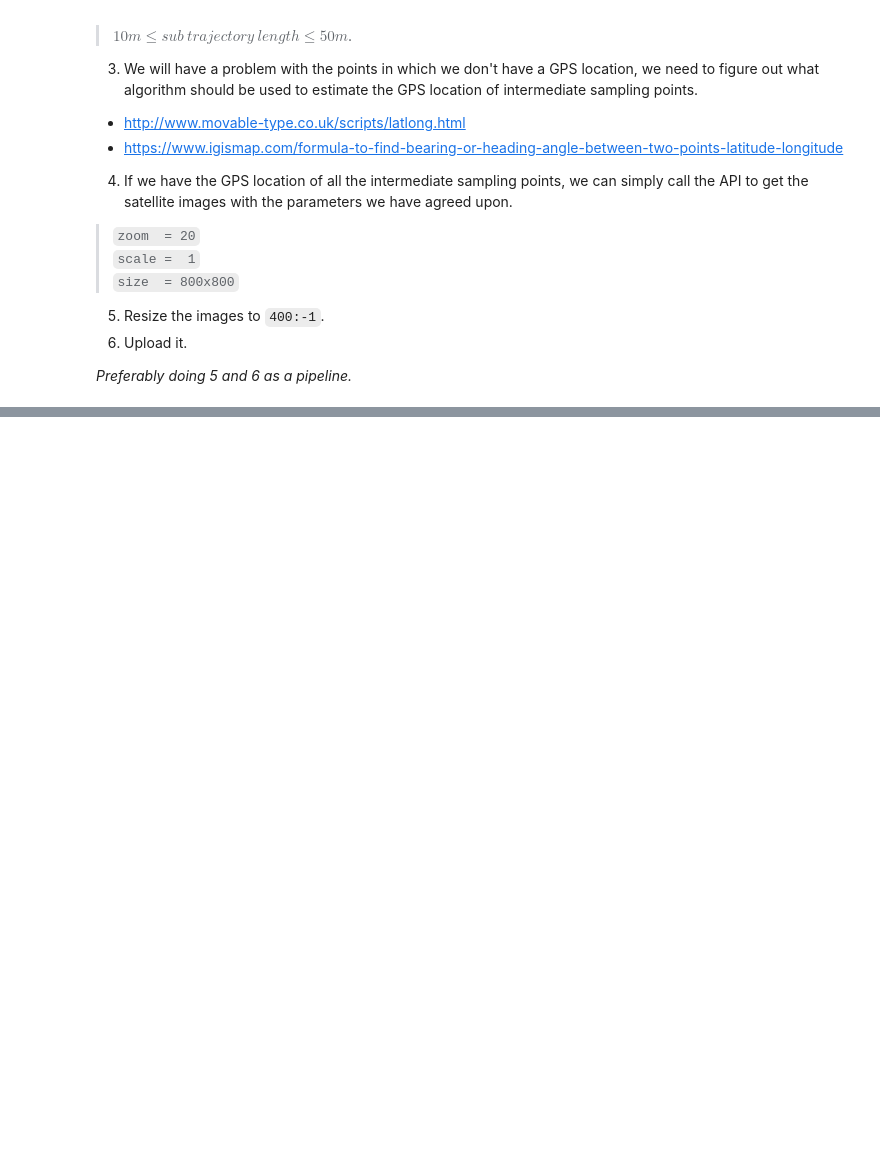
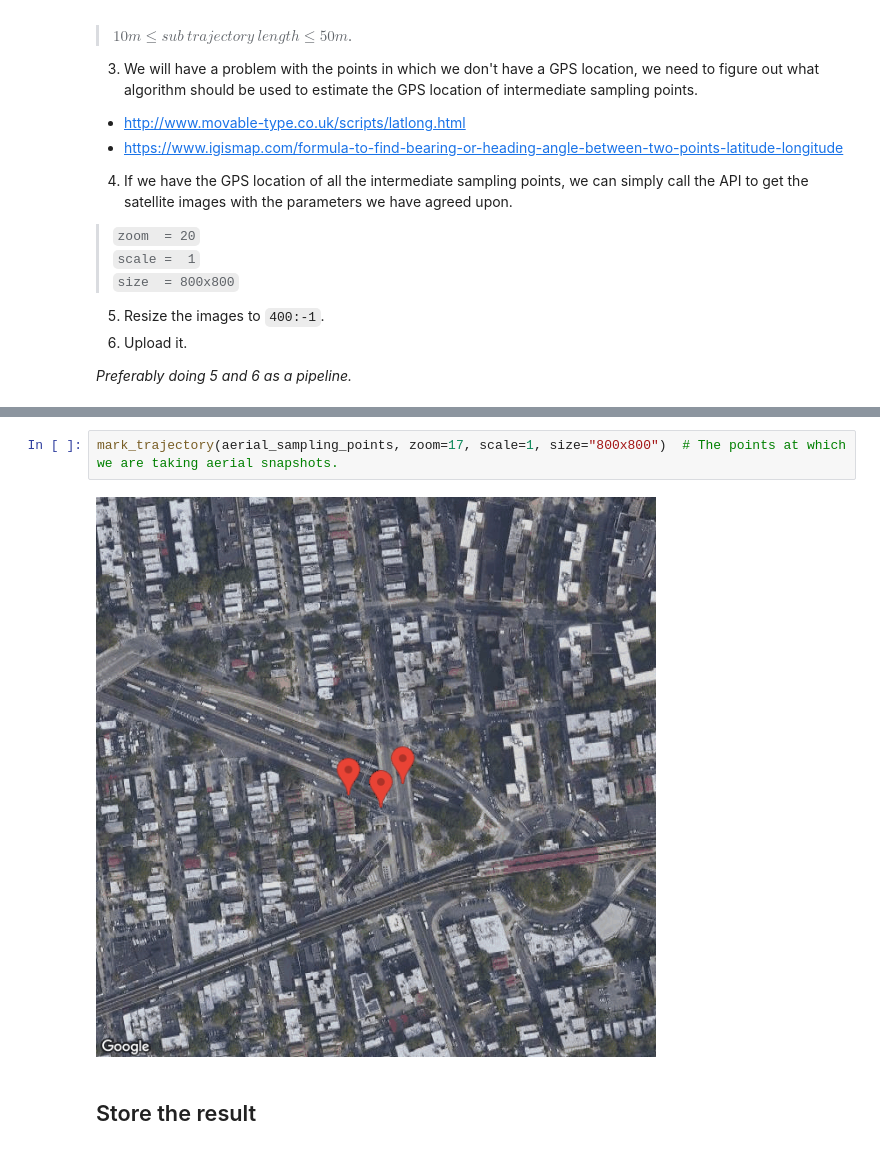
Before and after one commit to AbdulrhmnGhanem/bdd100k-trajectories, a Jupyter notebook: satellite_images.ipynb, the cells around one changed output, grey strips where cells are left out. Saved outputs shown, nothing was run; the diff lists cells and outputs as text; blank space fills up the shorter version.

```diff
--- a/satellite_images.ipynb
+++ b/satellite_images.ipynb
@@ -22,0 +135,6 @@ _Preferably doing 5 and 6 as a pipeline._
+# %%
+mark_trajectory(aerial_sampling_points, zoom=17, scale=1, size="800x800")  # The points at which we are taking aerial snapshots.
+# %% [output]
+[figure, added]
+# %% [markdown]
+## Store the result
```
Also changed, not shown: parts of 8 cells of this notebook.
